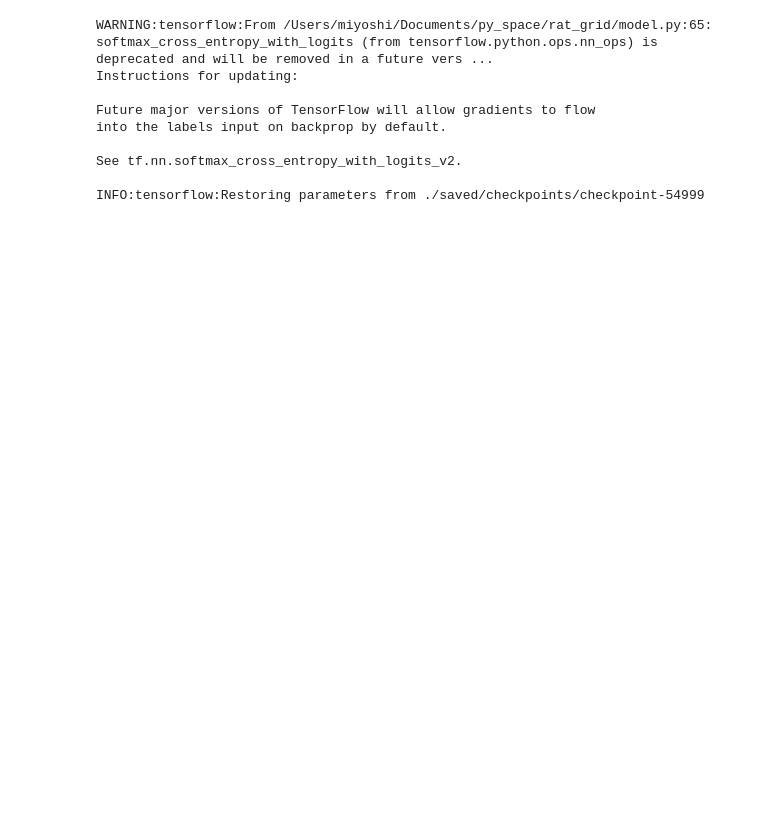
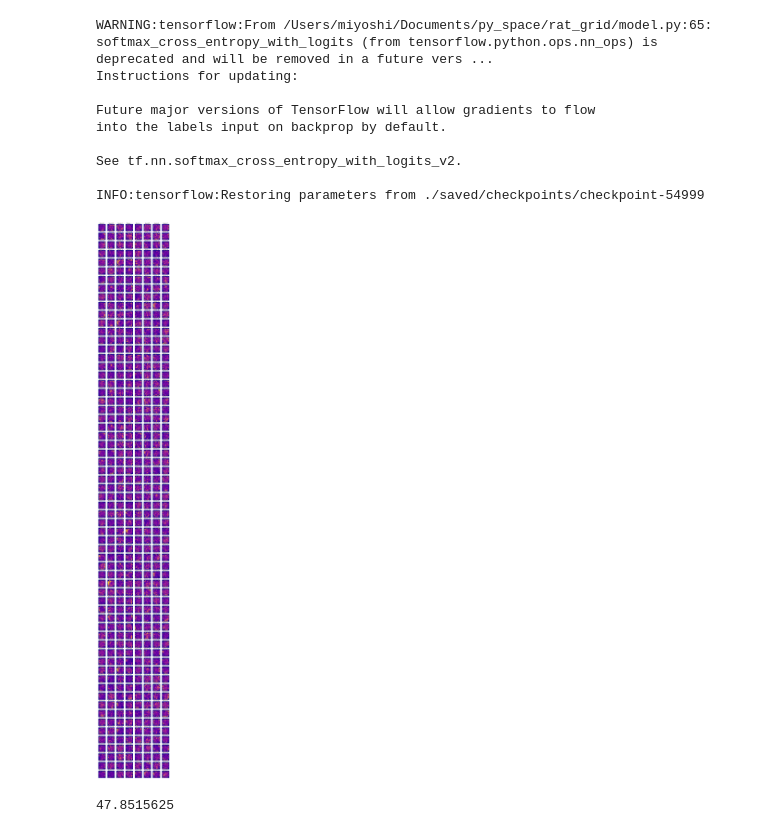
Before and after one commit to miyosuda/rat_grid, a Jupyter notebook: visualize_grid.ipynb, the cells around one changed output. Cells and saved outputs as stored; diff of their text form; code cells hidden in the pictures; blank space fills up the shorter version.

Commit message:
add grid visualizing

```diff
--- a/visualize_grid.ipynb
+++ b/visualize_grid.ipynb
@@ -50,12 +50,20 @@ INFO:tensorflow:Restoring parameters from ./saved/checkpoints/checkpoint-54999
 # %%
 batch_size = 10
 sequence_length = 100
+resolution = 32
+maze_extents = 4.5
+
+activations = np.zeros([512, resolution, resolution], dtype=np.float32) # (512, 32, 32)
+counts  = np.zeros([resolution, resolution], dtype=np.int32)        # (32, 32)
 
 index_size = data_manager.get_confirm_index_size(batch_size, sequence_length)
 
 for index in range(index_size):
     out = data_manager.get_confirm_batch(batch_size, sequence_length, index)
     inputs_batch, place_init_batch, hd_init_batch, place_pos_batch = out
+
+    place_pos_batch = np.reshape(place_pos_batch, [-1, 2])
+    # (1000, 2)
 
     g = sess.run(
             model.g,
@@ -65,3 +73,31 @@ for index in range(index_size):
                 model.hd_init : hd_init_batch,
                 model.keep_prob : 1.0
             })
+
+
+    for i in range(batch_size * sequence_length):
+        pos_x = place_pos_batch[i,0]
+        pos_z = place_pos_batch[i,1]
+        x = (pos_x + maze_extents) / (maze_extents * 2) * resolution
+        z = (pos_z + maze_extents) / (maze_extents * 2) * resolution
+        counts[int(x), int(z)] += 1
+        activations[:, int(x), int(z)] += np.abs(g[i, :]) # abs?
+
+for x in range(resolution):
+    for y in range(resolution):
+        if counts[x, y] > 0:
+            activations[:, x, y] /= counts[x, y]
+# %%
+plt.figure(figsize=(15,30*4))
+for i in range(512):
+    plt.subplot(512//8, 8, 1 + i)
+    plt.title('Neuron ' + str(i))
+    plt.imshow(activations[i,:,:] / np.max(activations[i,:,:]), interpolation="nearest", cmap="plasma")
+    plt.axis('off')
+plt.show()
+# %% [output]
+[figure, added]
+# %%
+np.c(counts)
+# %% [output]
+47.8515625
```
Also changed, not shown: 1 other file.
